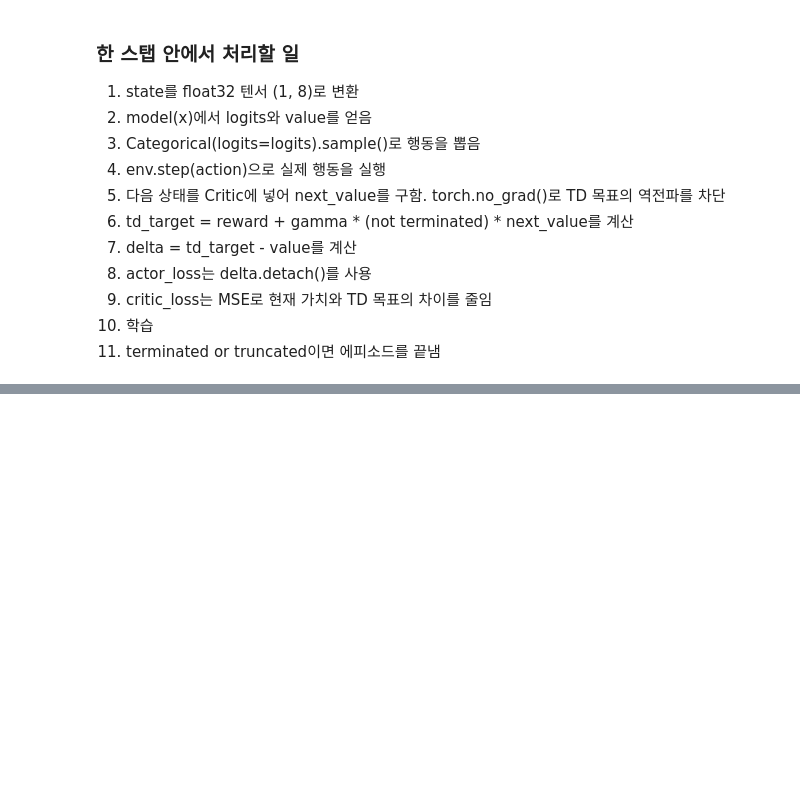
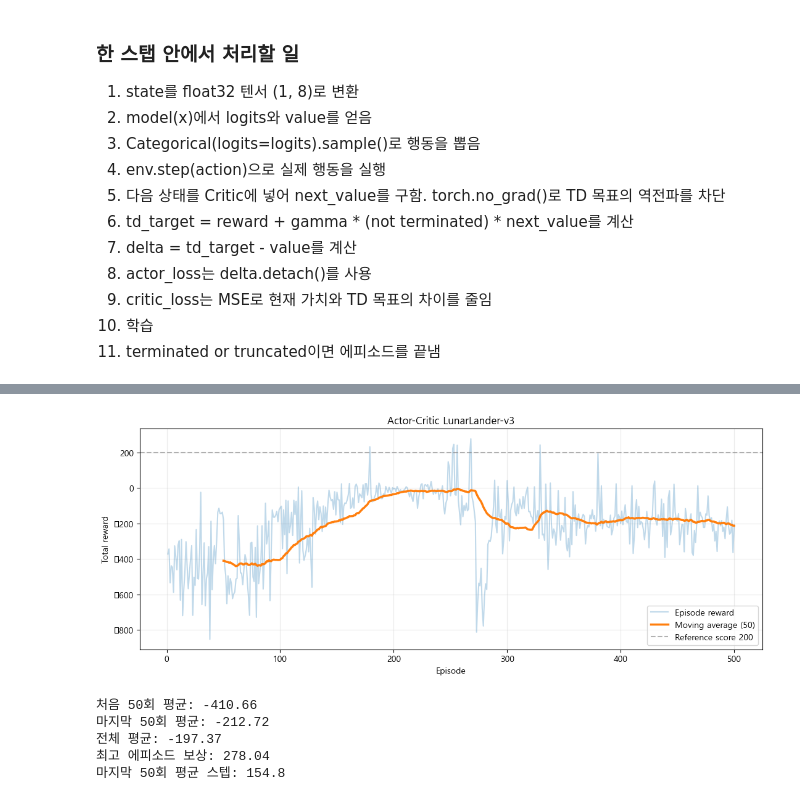
Before and after one commit to hurwan0629/lang-chain-KDT, a Jupyter notebook: 01_class/2026_10_08_multimodal/4_딥강화학습_teacher.ipynb, the cells around one changed output, grey strips where cells are left out. Cells and saved outputs as stored; diff of their text form; code cells hidden in the pictures; blank space fills up the shorter version.

```diff
--- a/01_class/2026_10_08_multimodal/4_딥강화학습_teacher.ipynb
+++ b/01_class/2026_10_08_multimodal/4_딥강화학습_teacher.ipynb
@@ -964,0 +967,2 @@ Actor-Critic  400/500 | 최근 50회 평균  -180.77 | 이번 보상  -199.44 |
+# %%
+ac_model, ac_history = train_actor_critic(episodes=AC_EPISODES, seed=2026, gamma=0.99, lr=3e-4, entropy_coef=0.001)
@@ -964,0 +980,32 @@ Actor-Critic  400/500 | 최근 50회 평균  -180.77 | 이번 보상  -199.44 |
+# %%
+def moving_average(values, window=50):
+    values = np.asarray(values, dtype=float)
+    if len(values) < window:
+        return np.array([]), np.array([])
+    return np.arange(window, len(values)+1), np.convolve(values, np.ones(window)/window, mode="valid")
+
+def plot_training(history, title="Actor-Critic LunarLander-v3", window=50):
+    x = history["episode"].tolist()
+    y = history["reward"].to_numpy()
+    xx, yy = moving_average(y, window)
+    plt.figure(figsize=(11,4.5))
+    plt.plot(x, y, alpha=0.28, label="Episode reward")
+    if len(xx):
+        plt.plot(xx, yy, linewidth=2.5, label=f"Moving average ({window})")
+    plt.axhline(200, linestyle="--", color="gray", alpha=0.6, label="Reference score 200")
+    plt.xlabel("Episode"); plt.ylabel("Total reward"); plt.title(title)
+    plt.legend(); plt.grid(alpha=0.25); plt.tight_layout(); plt.show()
+
+plot_training(ac_history)
+print("처음 50회 평균:", round(ac_history.reward.head(50).mean(), 2))
+print("마지막 50회 평균:", round(ac_history.reward.tail(50).mean(), 2))
+print("전체 평균:", round(ac_history.reward.mean(), 2))
+print("최고 에피소드 보상:", round(ac_history.reward.max(), 2))
+print("마지막 50회 평균 스텝:", round(ac_history.steps.tail(50).mean(), 1))
+# %% [output]
+[figure, added]
+처음 50회 평균: -410.66
+마지막 50회 평균: -212.72
+전체 평균: -197.37
+최고 에피소드 보상: 278.04
+마지막 50회 평균 스텝: 154.8
```
Also changed, not shown: parts of 15 cells of this notebook, 9 other files.
